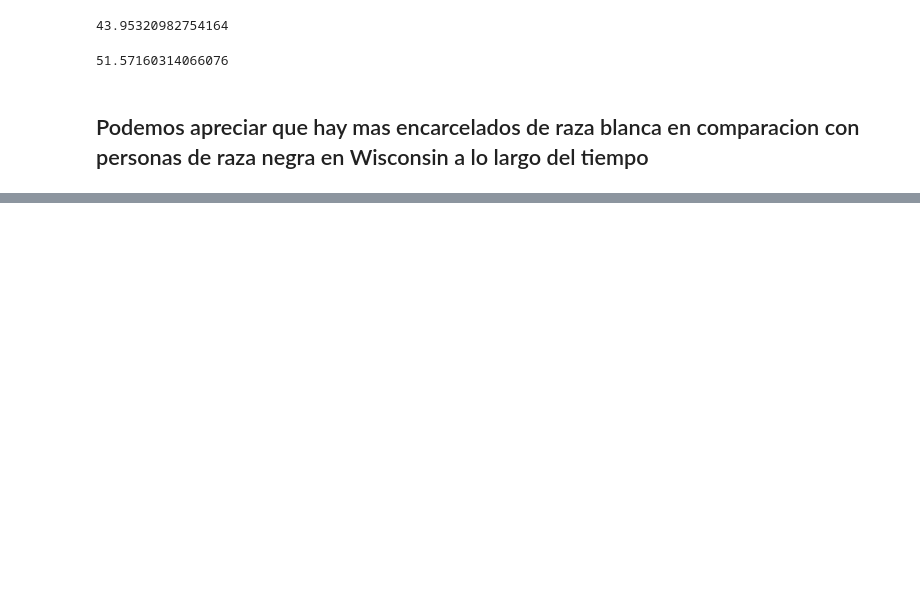
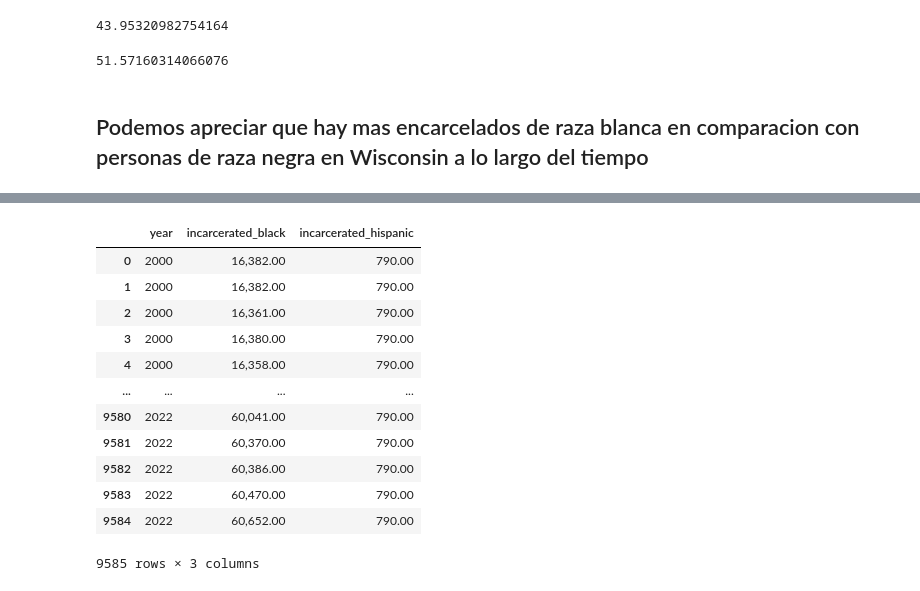
Before and after one commit to DataMasterBI/Prison_Population, a Jupyter notebook: EDA.ipynb, the cells around one changed output, grey strips where cells are left out. Drawn from its saved outputs; the diff is of its cells as text; code cells hidden in the pictures; blank space fills up the shorter version.

```diff
--- a/EDA.ipynb
+++ b/EDA.ipynb
@@ -238,0 +239,18 @@ plt.show()
+# %%
+
+filtro = df_pop[['year', 'incarcerated_black', 'incarcerated_hispanic']]
+filtro
+# %% [output]
+|  | year | incarcerated_black | incarcerated_hispanic |
+| 0 | 2000 | 16,382.00 | 790.00 |
+| 1 | 2000 | 16,382.00 | 790.00 |
+| 2 | 2000 | 16,361.00 | 790.00 |
+| 3 | 2000 | 16,380.00 | 790.00 |
+| 4 | 2000 | 16,358.00 | 790.00 |
+| ... | ... | ... | ... |
+| 9580 | 2022 | 60,041.00 | 790.00 |
+| 9581 | 2022 | 60,370.00 | 790.00 |
+| 9582 | 2022 | 60,386.00 | 790.00 |
+| 9583 | 2022 | 60,470.00 | 790.00 |
+| 9584 | 2022 | 60,652.00 | 790.00 |
+9585 rows × 3 columns
```
Also changed, not shown: parts of 3 cells of this notebook.
